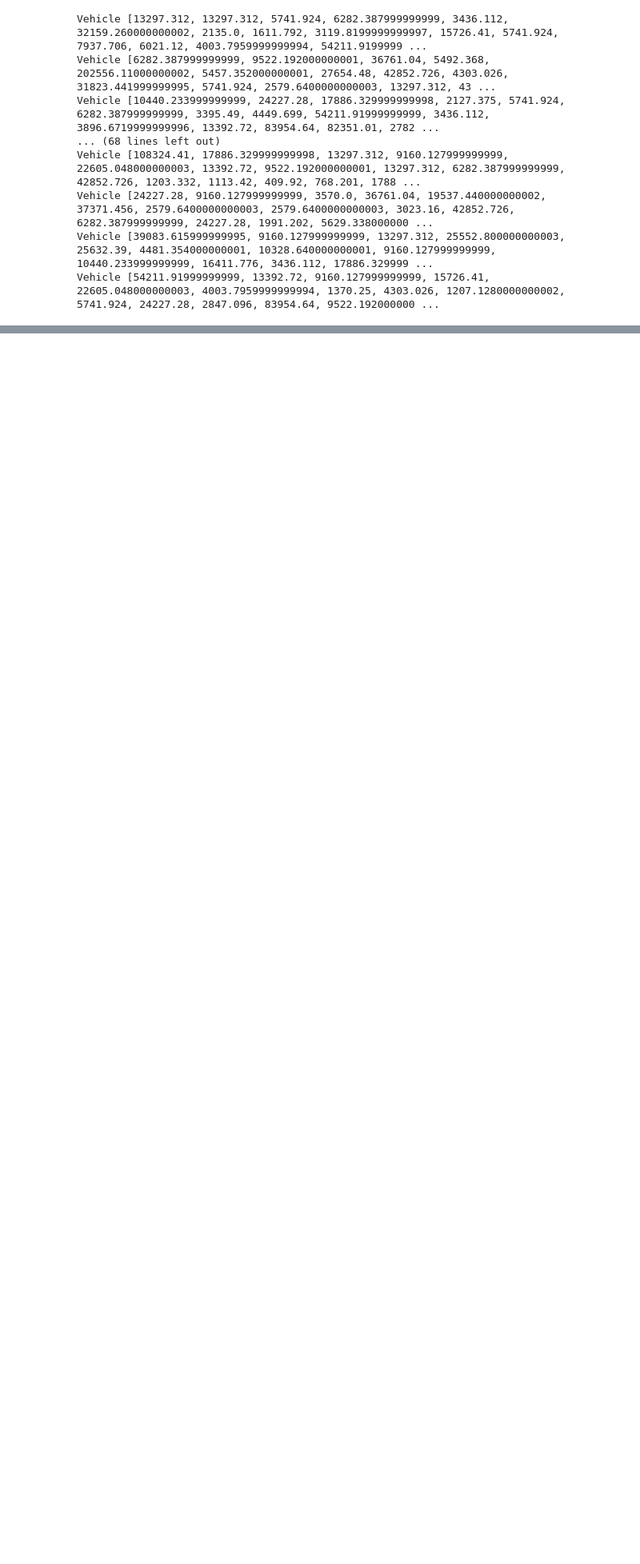
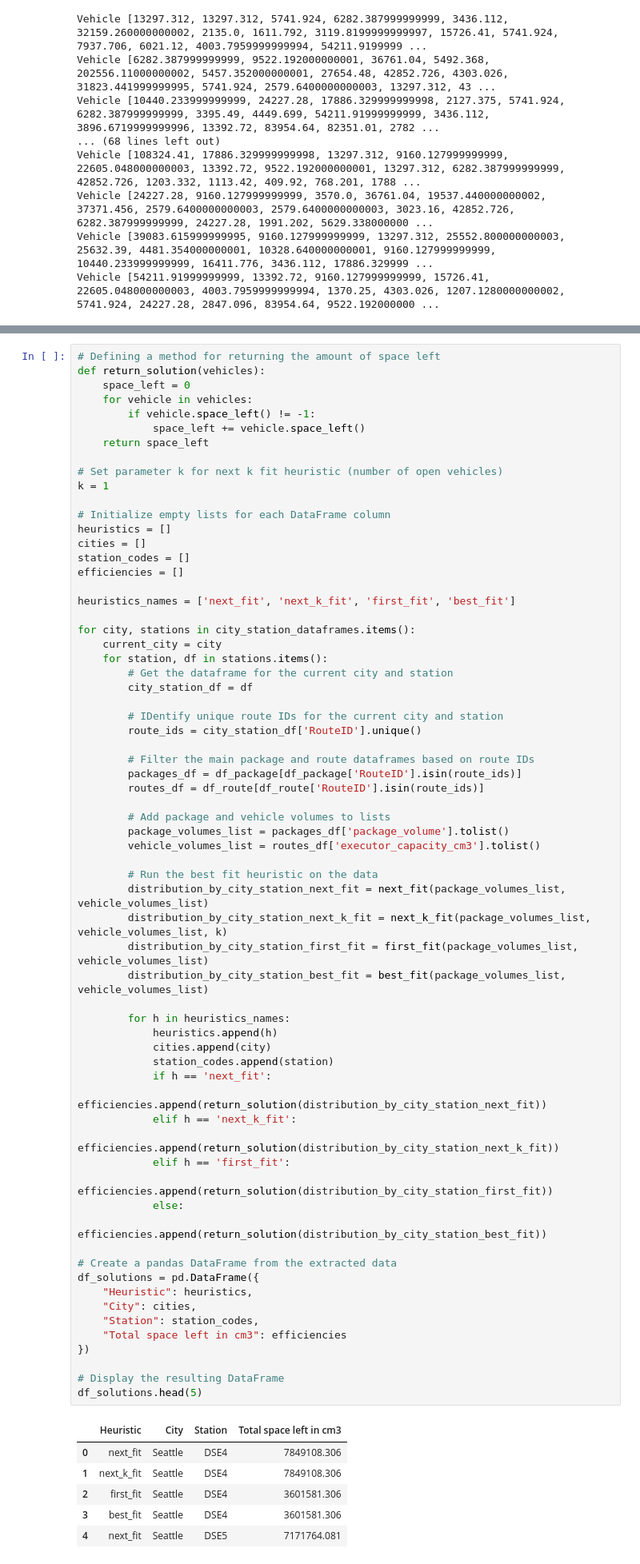
Before and after one commit to ftamsma/Group33_TIL, a Jupyter notebook: project_template.ipynb, the cells around one changed output, grey strips where cells are left out. Shown at 80% size. Saved outputs shown, nothing was run; the diff lists cells and outputs as text; blank space fills up the shorter version.

Commit message:
I applied the heuristics on the data, plotted this and made some adjustments in the text

```diff
--- a/project_template.ipynb
+++ b/project_template.ipynb
@@ -708,0 +712,73 @@ Vehicle [54211.91999999999, 13392.72, 9160.127999999999, 15726.41, 22605.0480000
+# %%
+# Defining a method for returning the amount of space left
+def return_solution(vehicles):
+    space_left = 0
+    for vehicle in vehicles:
+        if vehicle.space_left() != -1:
+            space_left += vehicle.space_left()
+    return space_left
+
+# Set parameter k for next k fit heuristic (number of open vehicles)
+k = 1
+
+# Initialize empty lists for each DataFrame column
+heuristics = []
+cities = []
+station_codes = []
+efficiencies = []
+
+heuristics_names = ['next_fit', 'next_k_fit', 'first_fit', 'best_fit']
+
+for city, stations in city_station_dataframes.items():
+    current_city = city
+    for station, df in stations.items():
+        # Get the dataframe for the current city and station
+        city_station_df = df
+
+        # IDentify unique route IDs for the current city and station
+        route_ids = city_station_df['RouteID'].unique()
+
+        # Filter the main package and route dataframes based on route IDs
+        packages_df = df_package[df_package['RouteID'].isin(route_ids)]
+        routes_df = df_route[df_route['RouteID'].isin(route_ids)]
+
+        # Add package and vehicle volumes to lists
+        package_volumes_list = packages_df['package_volume'].tolist()
+        vehicle_volumes_list = routes_df['executor_capacity_cm3'].tolist()
+
+        # Run the best fit heuristic on the data
+        distribution_by_city_station_next_fit = next_fit(package_volumes_list, vehicle_volumes_list)
+        distribution_by_city_station_next_k_fit = next_k_fit(package_volumes_list, vehicle_volumes_list, k)
+        distribution_by_city_station_first_fit = first_fit(package_volumes_list, vehicle_volumes_list)
+        distribution_by_city_station_best_fit = best_fit(package_volumes_list, vehicle_volumes_list)
+
+        for h in heuristics_names:
+            heuristics.append(h)
+            cities.append(city)
+            station_codes.append(station)
+            if h == 'next_fit':
+                efficiencies.append(return_solution(distribution_by_city_station_next_fit))
+            elif h == 'next_k_fit':
+                efficiencies.append(return_solution(distribution_by_city_station_next_k_fit))
+            elif h == 'first_fit':
+                efficiencies.append(return_solution(distribution_by_city_station_first_fit))
+            else:
+                efficiencies.append(return_solution(distribution_by_city_station_best_fit))
+
+# Create a pandas DataFrame from the extracted data
+df_solutions = pd.DataFrame({
+    "Heuristic": heuristics,
+    "City": cities,
+    "Station": station_codes,
+    "Total space left in cm3": efficiencies
+})
+
+# Display the resulting DataFrame
+df_solutions.head(5)
+# %% [output]
+|  | Heuristic | City | Station | Total space left in cm3 |
+| 0 | next_fit | Seattle | DSE4 | 7849108.306 |
+| 1 | next_k_fit | Seattle | DSE4 | 7849108.306 |
+| 2 | first_fit | Seattle | DSE4 | 3601581.306 |
+| 3 | best_fit | Seattle | DSE4 | 3601581.306 |
+| 4 | next_fit | Seattle | DSE5 | 7171764.081 |
```
Also changed, not shown: parts of 12 cells of this notebook.
